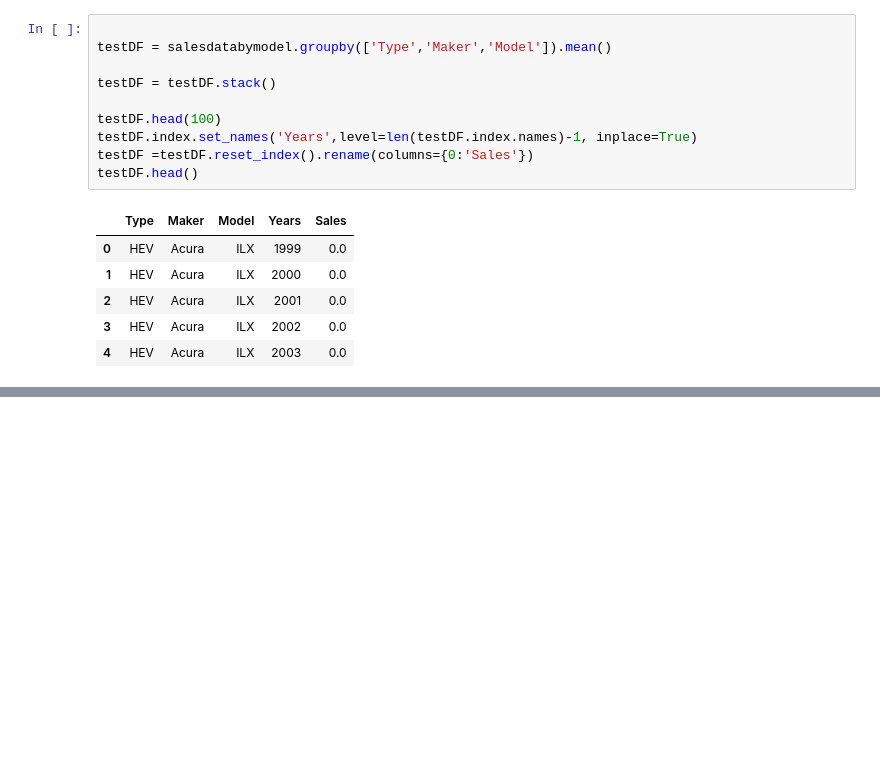
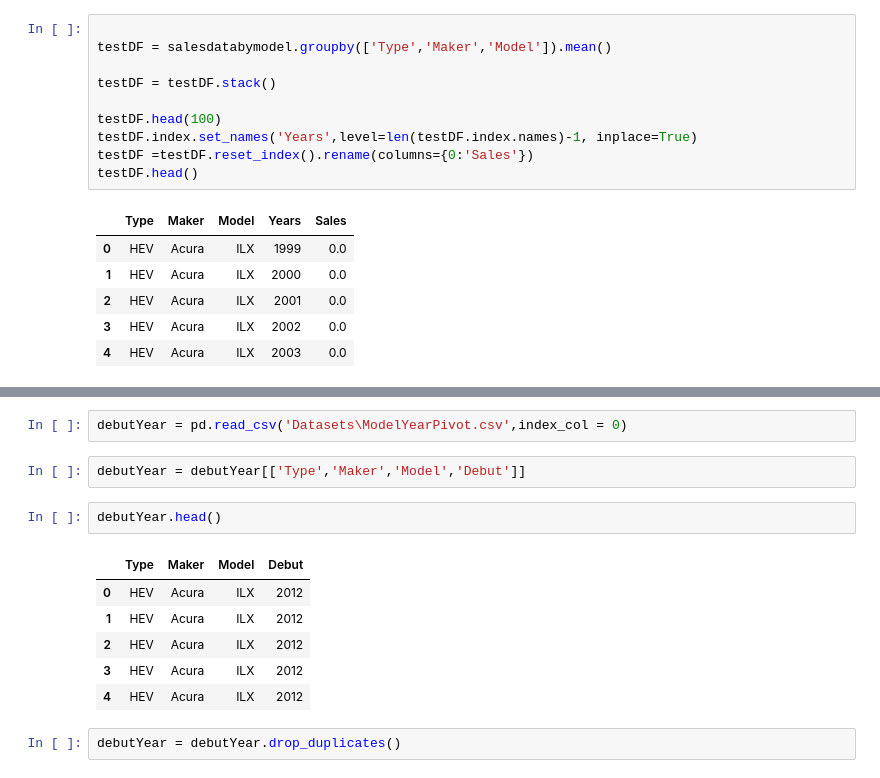
Before and after one commit to Barbara-Gordon/Team9, a Jupyter notebook: Cleaning Model Sales Data.ipynb, the cells around one changed output, grey strips where cells are left out. Saved outputs shown, nothing was run; the diff lists cells and outputs as text; blank space fills up the shorter version.

```diff
--- a/Cleaning Model Sales Data.ipynb
+++ b/Cleaning Model Sales Data.ipynb
@@ -43,0 +74,15 @@ testDF.head()
+# %%
+debutYear = pd.read_csv('Datasets\ModelYearPivot.csv',index_col = 0)
+# %%
+debutYear = debutYear[['Type','Maker','Model','Debut']]
+# %%
+debutYear.head()
+# %% [output]
+|  | Type | Maker | Model | Debut |
+| 0 | HEV | Acura | ILX | 2012 |
+| 1 | HEV | Acura | ILX | 2012 |
+| 2 | HEV | Acura | ILX | 2012 |
+| 3 | HEV | Acura | ILX | 2012 |
+| 4 | HEV | Acura | ILX | 2012 |
+# %%
+debutYear = debutYear.drop_duplicates()
```
Also changed, not shown: parts of 8 cells of this notebook, 1 other file.
